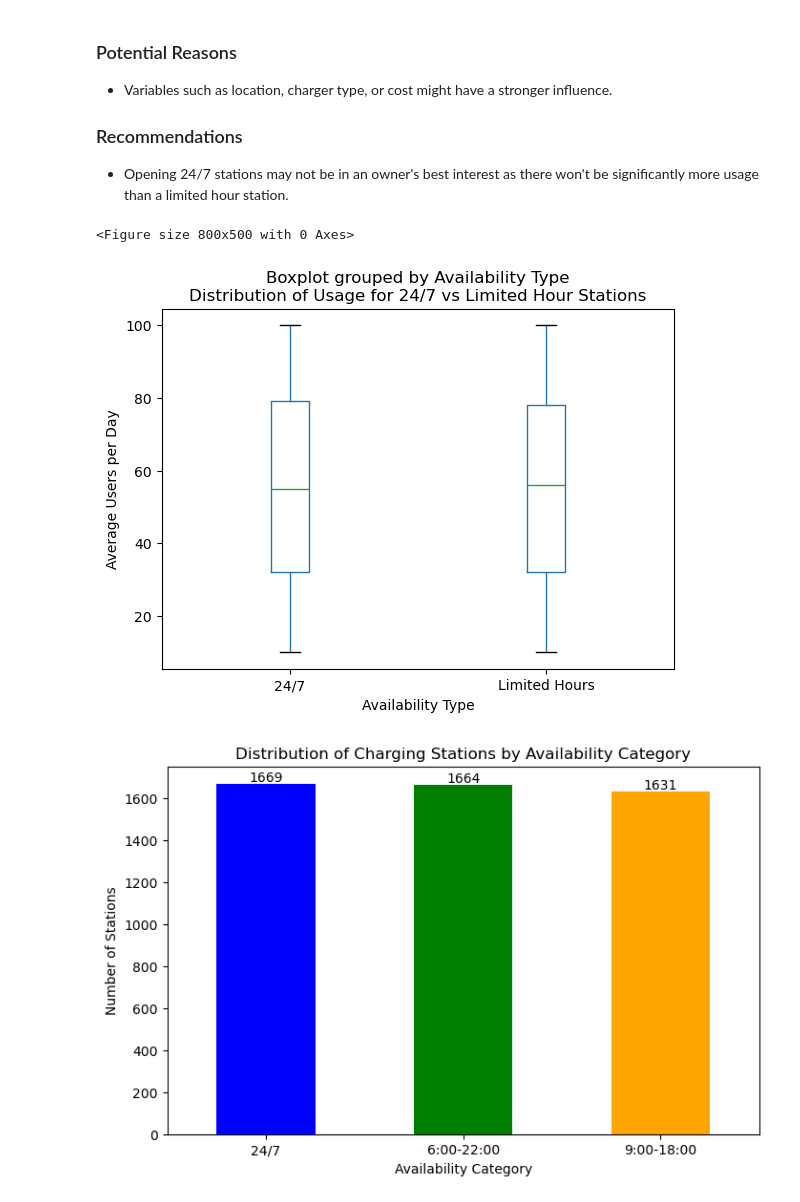
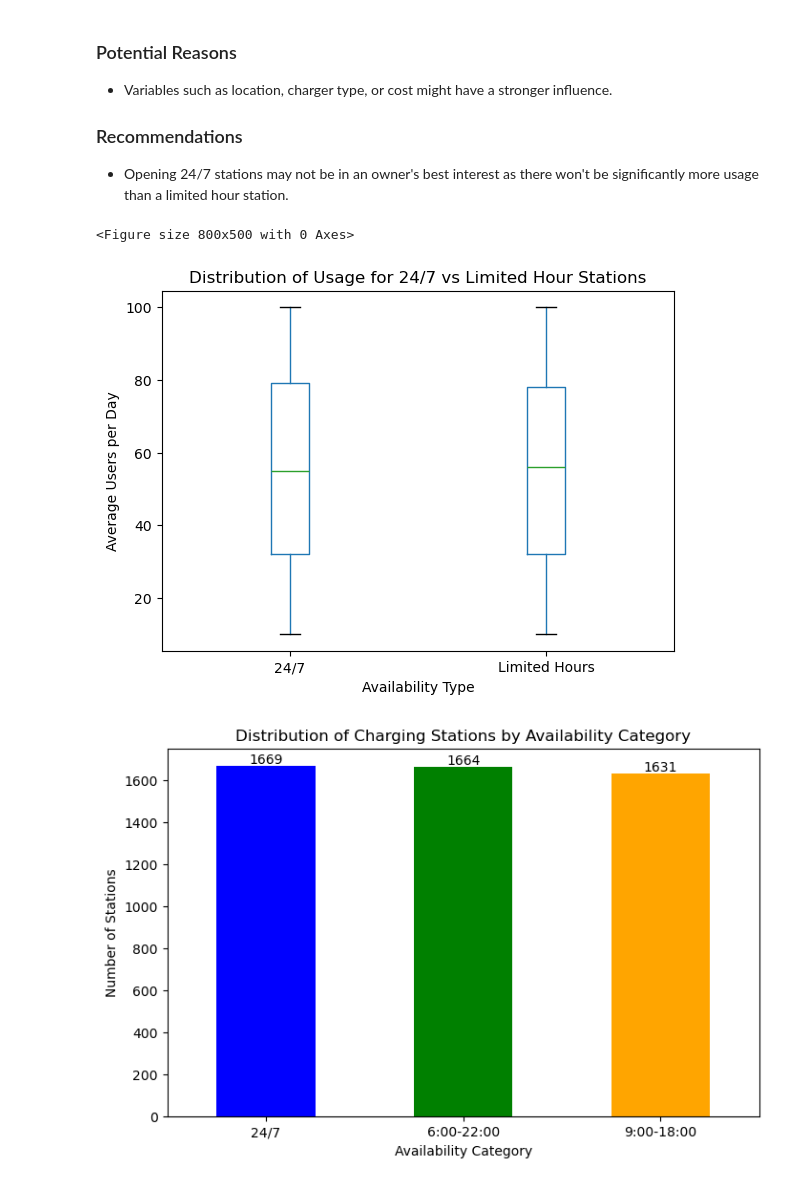
Before and after one commit to joeportnoy/ev-charging-stations, a Jupyter notebook: ev_charging_stations_analysis.ipynb, the cells around one changed output. Drawn from its saved outputs; the diff is of its cells as text; code cells hidden in the pictures.

```diff
--- a/ev_charging_stations_analysis.ipynb
+++ b/ev_charging_stations_analysis.ipynb
@@ -442,32 +442,35 @@ plt.show()
 # %%
 # 4.  Impact of 24/7 Availability on Usage
 # Data Filtering, Statistical Comparison, and Box Plot Visualization to compare distribution
 # ------------------------------------------------------------------------------------------
 
 # Filter Data
 usage_availability = detailed_ev_charging_station[['Station ID', 'Latitude', 'Longitude', 'Address', 'Availability', 'Usage (avg users/day)']].copy()
 
 # Compare Usage between 24/7 stations and limiited hour stations
 # Calculate Average Daily Usage for both Categories
 
 usage_availability['Availability Type'] = usage_availability['Availability'].apply(lambda x: '24/7' if x == '24/7' else 'Limited Hours')
 usage_comparison = usage_availability.groupby('Availability Type')['Usage (avg users/day)'].mean()
 
 # Build 1-2 data visualization using Box Plot and or Bar Charts
 # Create a box plot showing all data points for 24/7 and limited availability
 plt.figure(figsize=(8, 5))
 usage_availability.boxplot(column='Usage (avg users/day)', by='Availability Type', grid=False, showfliers=True)
 
+# Remove default generated title
+plt.suptitle("")
+
 # Set plot labels and title
 plt.xlabel("Availability Type")
 plt.ylabel("Average Users per Day")
 plt.title("Distribution of Usage for 24/7 vs Limited Hour Stations")
 
 # Show the plot
 plt.show()
 # %% [output]
 <Figure size 800x500 with 0 Axes>
-[figure, old version]
+[figure, new version]
 # %%
 # Bin the data into categories based on the unique values in the Availability column.
 # Define Binning
```
Also changed, not shown: 1 other file.
